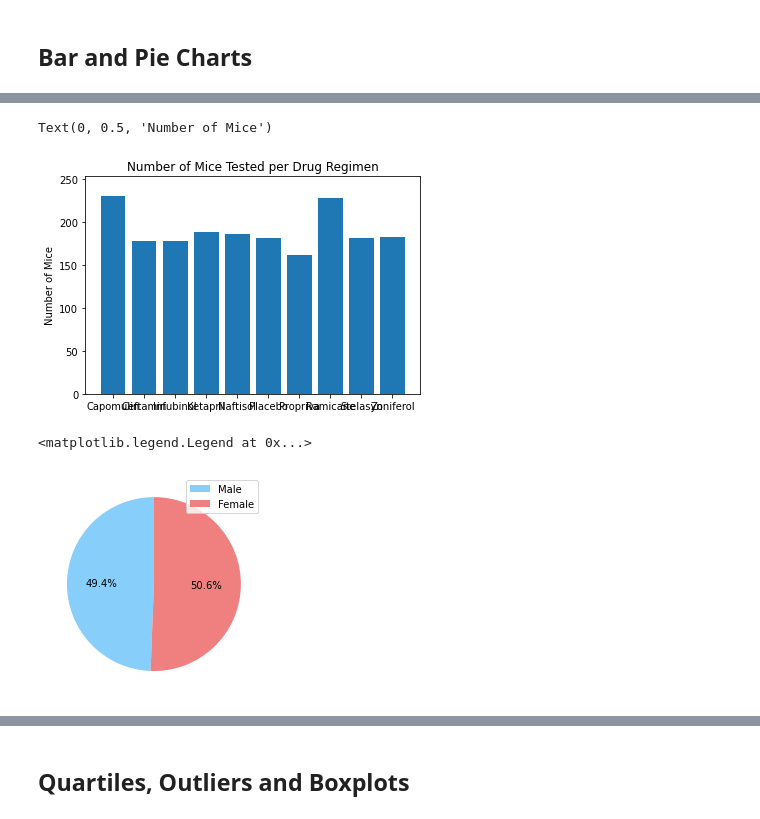
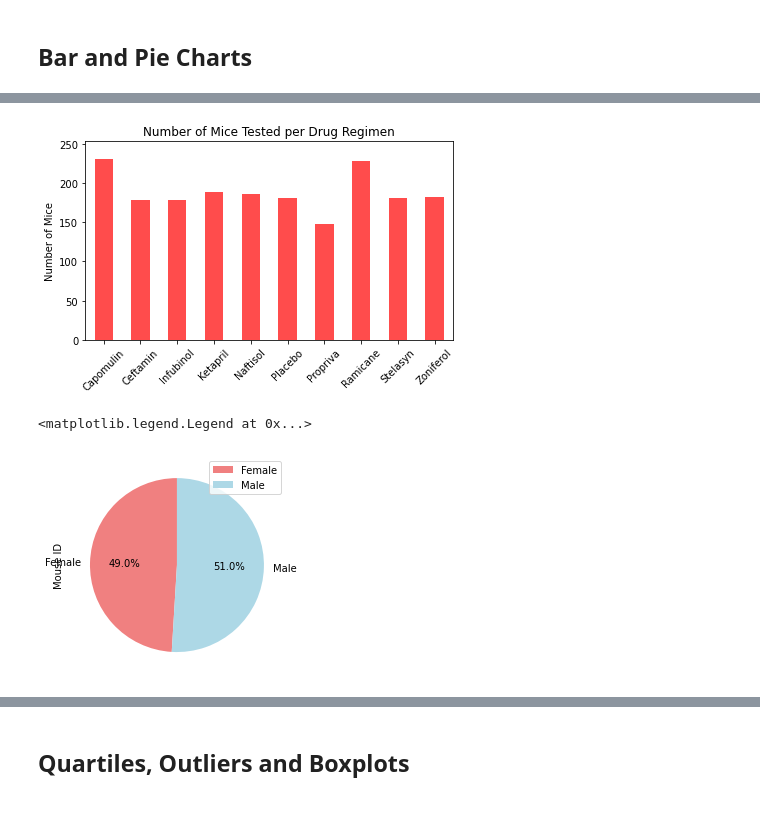
Before and after one commit to Kevin-McConchie/matplotlib-plots, a Jupyter notebook: pymaceuticals_Inc..ipynb, the cells around one changed output, grey strips where cells are left out. Cells and saved outputs as stored; diff of their text form; code cells hidden in the pictures.

```diff
--- a/pymaceuticals_Inc..ipynb
+++ b/pymaceuticals_Inc..ipynb
@@ -158,31 +158,39 @@ KeyError: "None of [Int64Index([1], dtype='int64')] are in the [columns]"
 # %%
 # Generate a bar plot showing the total number of mice for each treatment throughout the course of the study using pyplot.
 
-# create x_axis
-x_axis= np.arange(len(regimen_mouse_count))
-
 # create chart
-plt.bar(regimen_mouse_count.index.values, regimen_mouse_count.values)
+plt.bar(regimen_mouse_count.index.values, regimen_mouse_count.values,
+        color="red",alpha=0.7, width=0.5)
+plt.xticks(rotation=45)
 
 # Set y limit
 plt.ylim(0, max(regimen_mouse_count[[1]])+75)
+plt.xlim(-0.5, len(regimen_mouse_count.index.values)-0.5)
 
 # # # Set a Title and labels
 plt.title("Number of Mice Tested per Drug Regimen")
 plt.ylabel("Number of Mice")
-
+plt.tight_layout()
 # Save graph
 # plt.tight_layout()
 # plt.savefig("Images/pandas_mouse_count.png")
 # plt.show()
 # %% [output]
-Text(0, 0.5, 'Number of Mice')
-[figure, old version]
+[figure, new version]
 # %%
 # Generate a pie plot showing the distribution of female versus male mice using pandas
+
+# create groupby for pie chart
+gender = clean_df.groupby("Sex").count()["Mouse ID"]
+
+# create pie chart
+gender.plot(kind="pie",colors= ["lightcoral","lightblue"],autopct="%1.1f%%",startangle=90)
+
+#add legend
+plt.legend( loc="best")
 # %% [output]
 <matplotlib.legend.Legend at 0x...>
-[figure, old version]
+[figure, new version]
 # %%
 # Generate a pie plot showing the distribution of female versus male mice using pyplot
 
```
Also changed, not shown: parts of 6 cells of this notebook, 1 other file.
